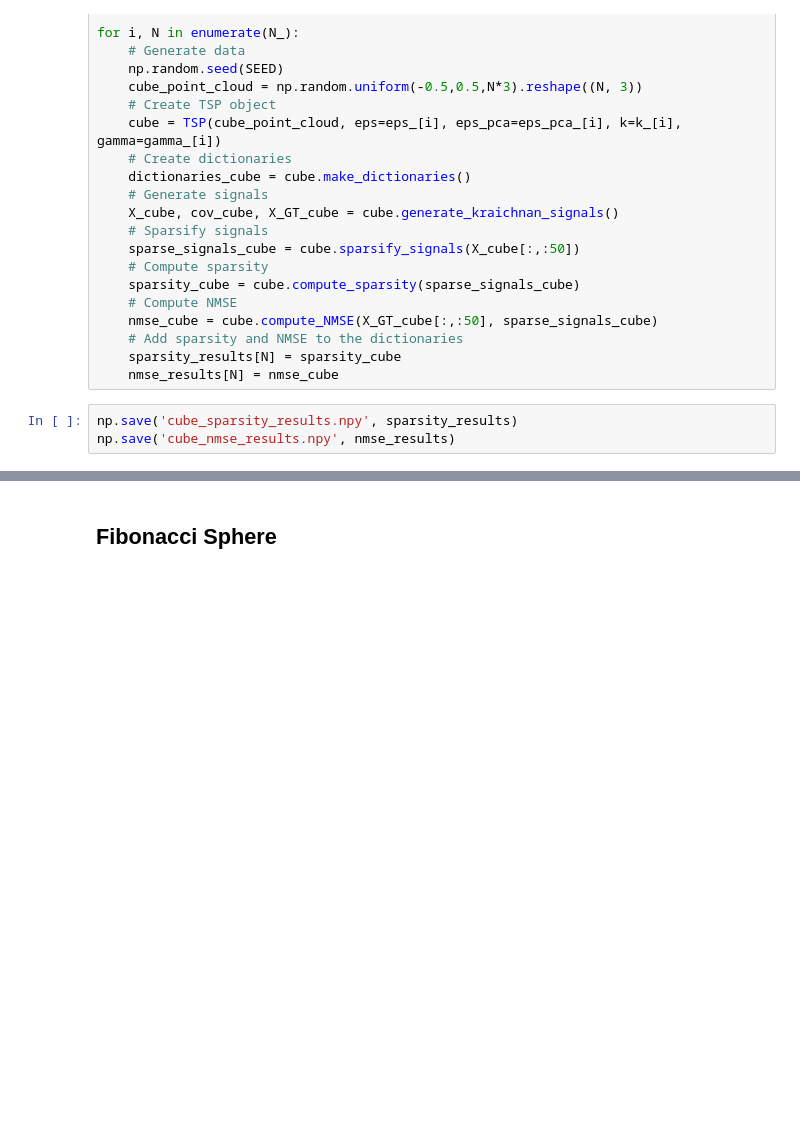
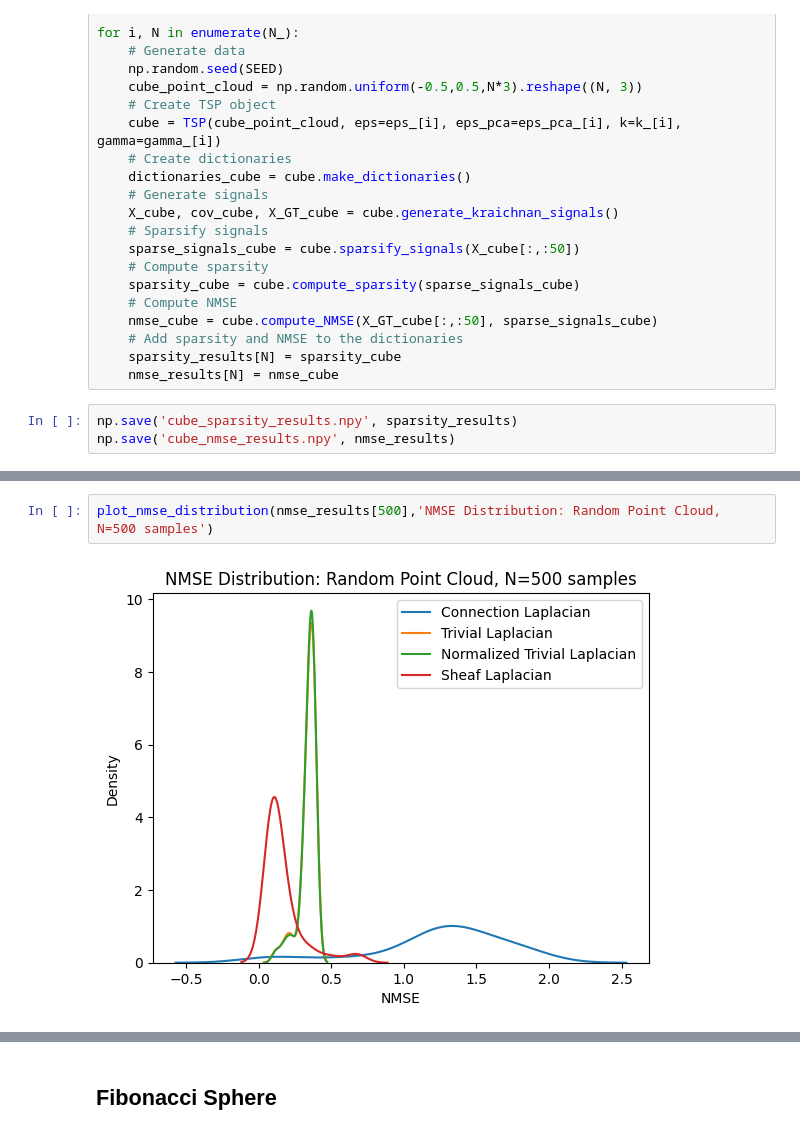
Before and after one commit to gmaurer08/sheaf-signal-processing, a Jupyter notebook: main.ipynb, the cells around one changed output, grey strips where cells are left out. Drawn from its saved outputs; the diff is of its cells as text; blank space fills up the shorter version.

```diff
--- a/main.ipynb
+++ b/main.ipynb
@@ -203,0 +223,4 @@ for N in N_:
+# %%
+plot_nmse_distribution(nmse_results[500],'NMSE Distribution: Random Point Cloud, N=500 samples')
+# %% [output]
+[figure, added]
```
Also changed, not shown: parts of 14 cells of this notebook, 12 other files.
